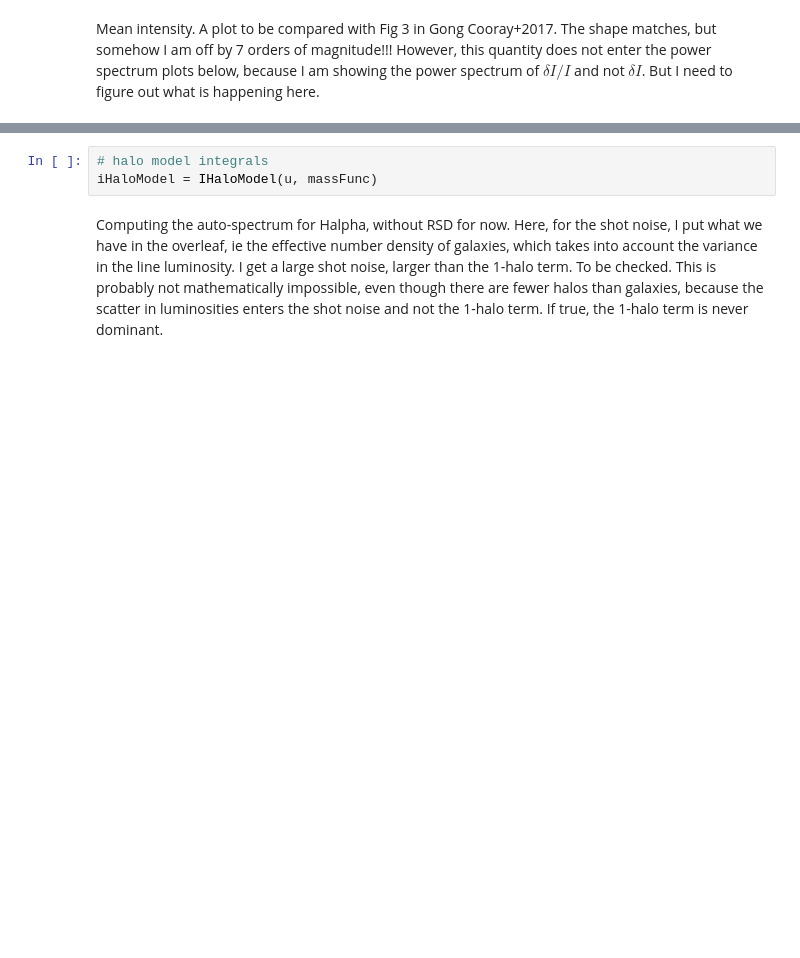
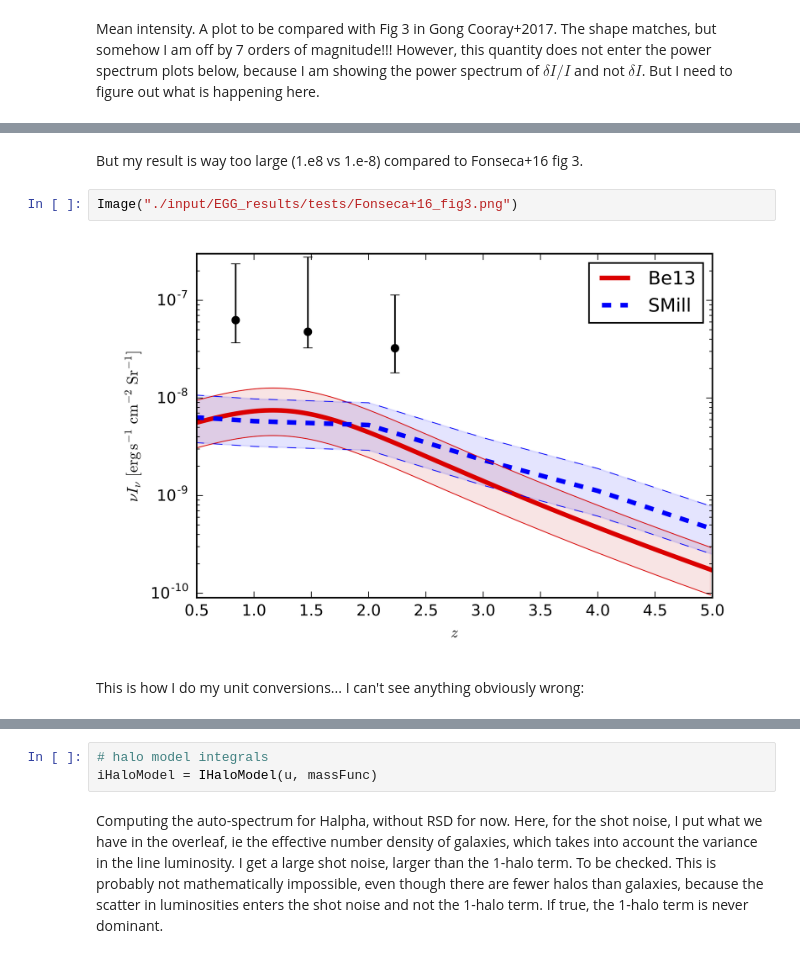
Before and after one commit to EmmanuelSchaan/HaloGen, a Jupyter notebook: plot_power_spectrum.ipynb, the cells around one changed output, grey strips where cells are left out. Saved outputs shown, nothing was run; the diff lists cells and outputs as text; blank space fills up the shorter version.

```diff
--- a/plot_power_spectrum.ipynb
+++ b/plot_power_spectrum.ipynb
@@ -77,0 +89,8 @@ profLIM.plotMeanIntensity()
+# %% [markdown]
+But my result is way too large (1.e8 vs 1.e-8) compared to Fonseca+16 fig 3.
+# %%
+Image("./input/EGG_results/tests/Fonseca+16_fig3.png")
+# %% [output]
+[figure, added]
+# %% [markdown]
+This is how I do my unit conversions... I can't see anything obviously wrong:
```
Also changed, not shown: parts of 12 cells of this notebook, 4 other files.
